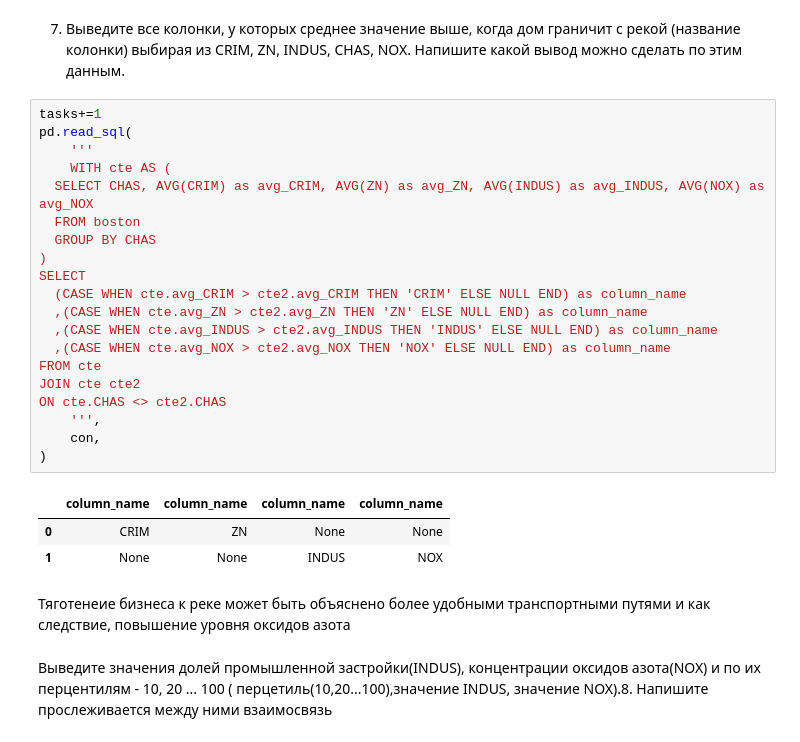
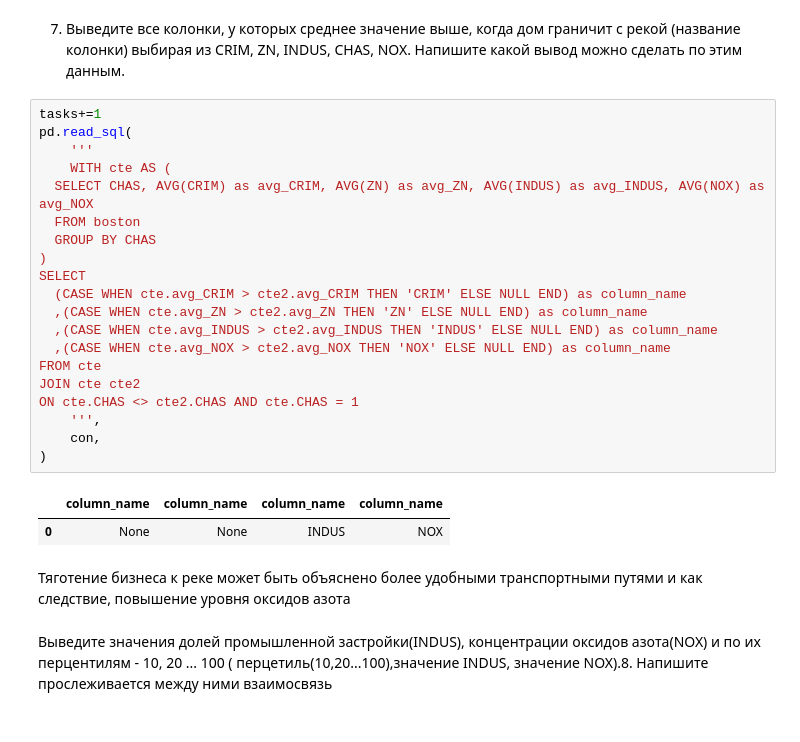
Before and after one commit to omutninsk/sql_2, a Jupyter notebook: HW_2_sql.ipynb, the cells around one changed output. Drawn from its saved outputs; the diff is of its cells as text.

```diff
--- a/HW_2_sql.ipynb
+++ b/HW_2_sql.ipynb
@@ -202,29 +280,28 @@ pd.read_sql(
 # %%
 tasks+=1
 pd.read_sql(
     '''
     WITH cte AS (
   SELECT CHAS, AVG(CRIM) as avg_CRIM, AVG(ZN) as avg_ZN, AVG(INDUS) as avg_INDUS, AVG(NOX) as avg_NOX
   FROM boston
   GROUP BY CHAS
 )
 SELECT
   (CASE WHEN cte.avg_CRIM > cte2.avg_CRIM THEN 'CRIM' ELSE NULL END) as column_name
   ,(CASE WHEN cte.avg_ZN > cte2.avg_ZN THEN 'ZN' ELSE NULL END) as column_name
   ,(CASE WHEN cte.avg_INDUS > cte2.avg_INDUS THEN 'INDUS' ELSE NULL END) as column_name
   ,(CASE WHEN cte.avg_NOX > cte2.avg_NOX THEN 'NOX' ELSE NULL END) as column_name
 FROM cte
 JOIN cte cte2
-ON cte.CHAS <> cte2.CHAS
+ON cte.CHAS <> cte2.CHAS AND cte.CHAS = 1
     ''',
     con,
 )
 # %% [output]
 |  | column_name | column_name | column_name | column_name |
-| 0 | CRIM | ZN | None | None |
-| 1 | None | None | INDUS | NOX |
+| 0 | None | None | INDUS | NOX |
 # %% [markdown]
-Тяготенеие бизнеса к реке может быть объяснено более удобными транспортными путями и как следствие, повышение уровня оксидов азота
+Тяготение бизнеса к реке может быть объяснено более удобными транспортными путями и как следствие, повышение уровня оксидов азота
 # %% [markdown]
 Выведите значения долей промышленной застройки(INDUS), концентрации оксидов азота(NOX) и по их перцентилям - 10, 20 ... 100 ( перцетиль(10,20...100),значение INDUS, значение NOX).8.  Напишите прослеживается между ними взаимосвязь
 # %%
```
Also changed, not shown: parts of 5 cells of this notebook.
